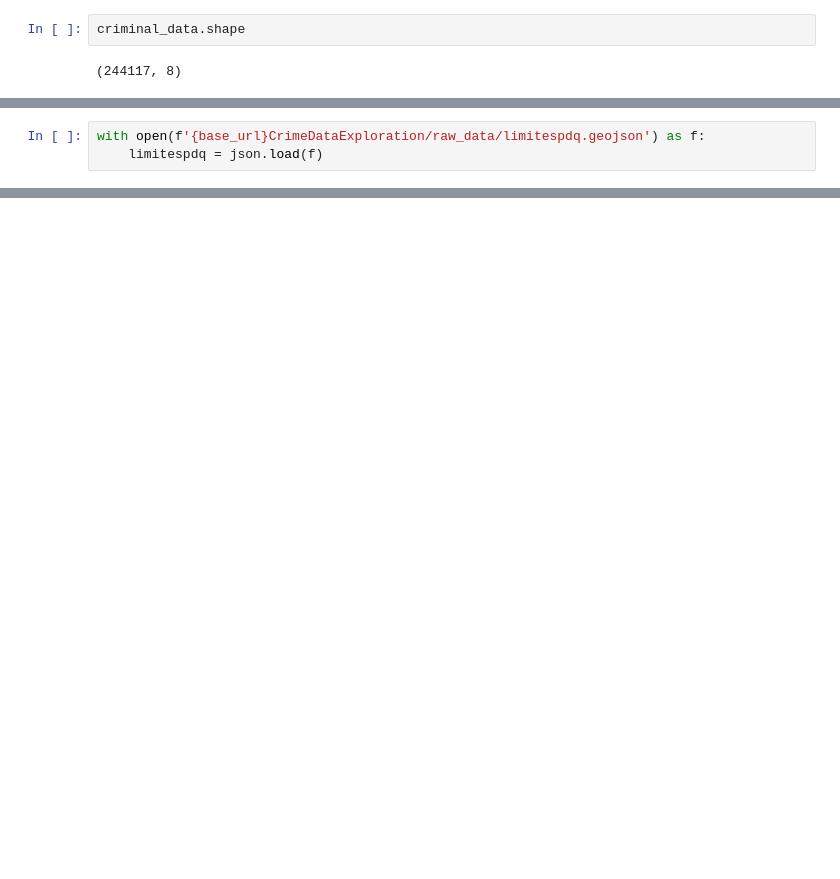
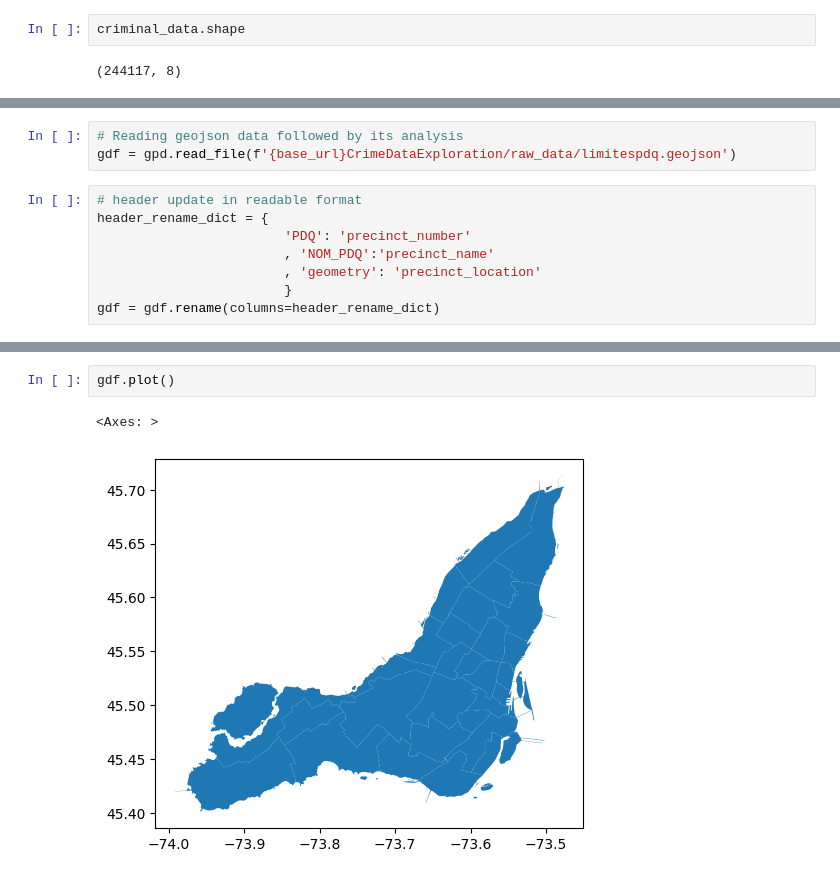
Before and after one commit to palashbadjatya01/DataExplorationProjects, a Jupyter notebook: CrimeDataExploration/data_exploration.ipynb, the cells around one changed output, grey strips where cells are left out. Drawn from its saved outputs; the diff is of its cells as text; blank space fills up the shorter version.

```diff
--- a/CrimeDataExploration/data_exploration.ipynb
+++ b/CrimeDataExploration/data_exploration.ipynb
@@ -78,3 +142,0 @@ criminal_data.describe().T
-# %%
-with open(f'{base_url}CrimeDataExploration/raw_data/limitespdq.geojson') as f:
-    limitespdq = json.load(f)
@@ -100,0 +197,11 @@ limitespdq
+# %%
+# Reading geojson data followed by its analysis
+gdf = gpd.read_file(f'{base_url}CrimeDataExploration/raw_data/limitespdq.geojson')
+# %%
+# header update in readable format
+header_rename_dict = {
+                        'PDQ': 'precinct_number'
+                        , 'NOM_PDQ':'precinct_name'
+                        , 'geometry': 'precinct_location'
+                        }
+gdf = gdf.rename(columns=header_rename_dict)
@@ -100,0 +217,5 @@ limitespdq
+# %%
+gdf.plot()
+# %% [output]
+<Axes: >
+[figure, added]
```
Also changed, not shown: parts of 18 cells of this notebook.
